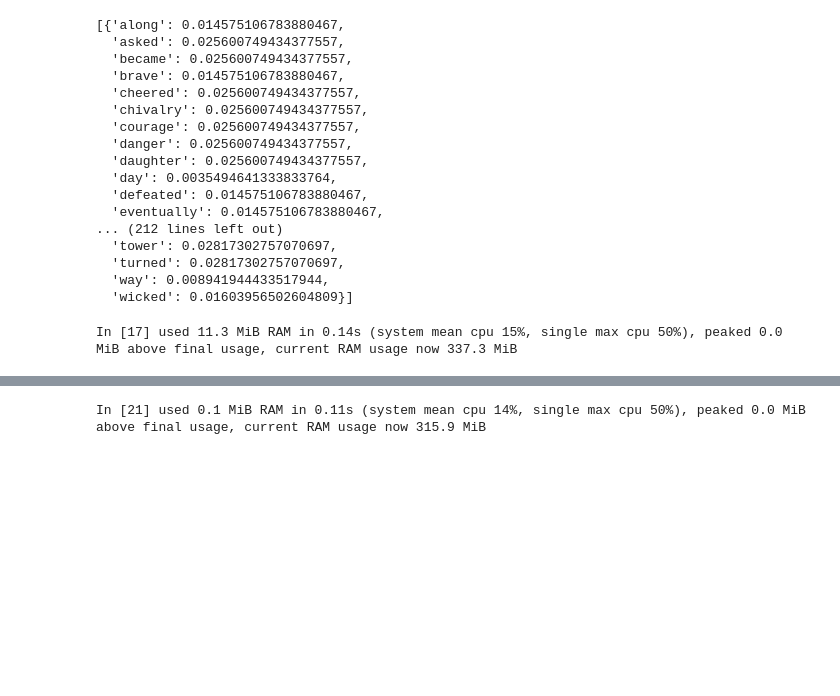
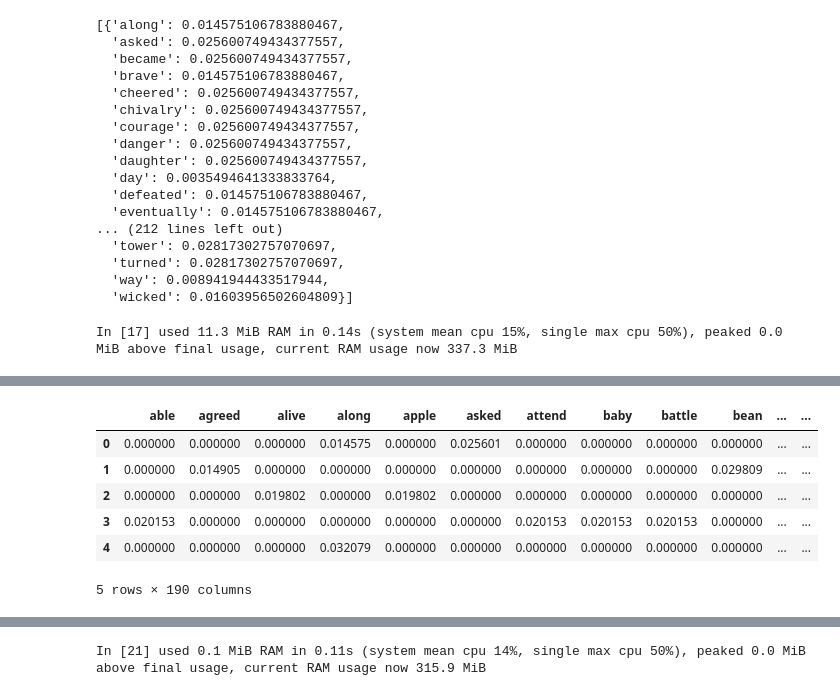
Before and after one commit to t-madeley/tfidf_from_scratch, a Jupyter notebook: notebooks/run_tfidf_functions_and_compare.ipynb, the cells around one changed output, grey strips where cells are left out. Cells and saved outputs as stored; diff of their text form; code cells hidden in the pictures; blank space fills up the shorter version.

```diff
--- a/notebooks/run_tfidf_functions_and_compare.ipynb
+++ b/notebooks/run_tfidf_functions_and_compare.ipynb
@@ -387,3 +387,5 @@ TF-IDF DataFrame saved to: output/vectors_20240721.parquet
   'way': 0.008941944433517944,
   'wicked': 0.01603956502604809}]
 In [17] used 11.3 MiB RAM in 0.14s (system mean cpu 15%, single max cpu 50%), peaked 0.0 MiB above final usage, current RAM usage now 337.3 MiB
+# %%
+vector_df = pd.read_parquet('output/vectors_20240721.parquet')
@@ -389,0 +394,10 @@ In [17] used 11.3 MiB RAM in 0.14s (system mean cpu 15%, single max cpu 50%), pe
+# %%
+vector_df
+# %% [output]
+|  | able | agreed | alive | along | apple | asked | attend | baby | battle | bean | ... | ... |
+| 0 | 0.000000 | 0.000000 | 0.000000 | 0.014575 | 0.000000 | 0.025601 | 0.000000 | 0.000000 | 0.000000 | 0.000000 | ... | ... |
+| 1 | 0.000000 | 0.014905 | 0.000000 | 0.000000 | 0.000000 | 0.000000 | 0.000000 | 0.000000 | 0.000000 | 0.029809 | ... | ... |
+| 2 | 0.000000 | 0.000000 | 0.019802 | 0.000000 | 0.019802 | 0.000000 | 0.000000 | 0.000000 | 0.000000 | 0.000000 | ... | ... |
+| 3 | 0.020153 | 0.000000 | 0.000000 | 0.000000 | 0.000000 | 0.000000 | 0.020153 | 0.020153 | 0.020153 | 0.000000 | ... | ... |
+| 4 | 0.000000 | 0.000000 | 0.000000 | 0.032079 | 0.000000 | 0.000000 | 0.000000 | 0.000000 | 0.000000 | 0.000000 | ... | ... |
+5 rows × 190 columns
```
Also changed, not shown: parts of 2 cells of this notebook, 1 other file.
